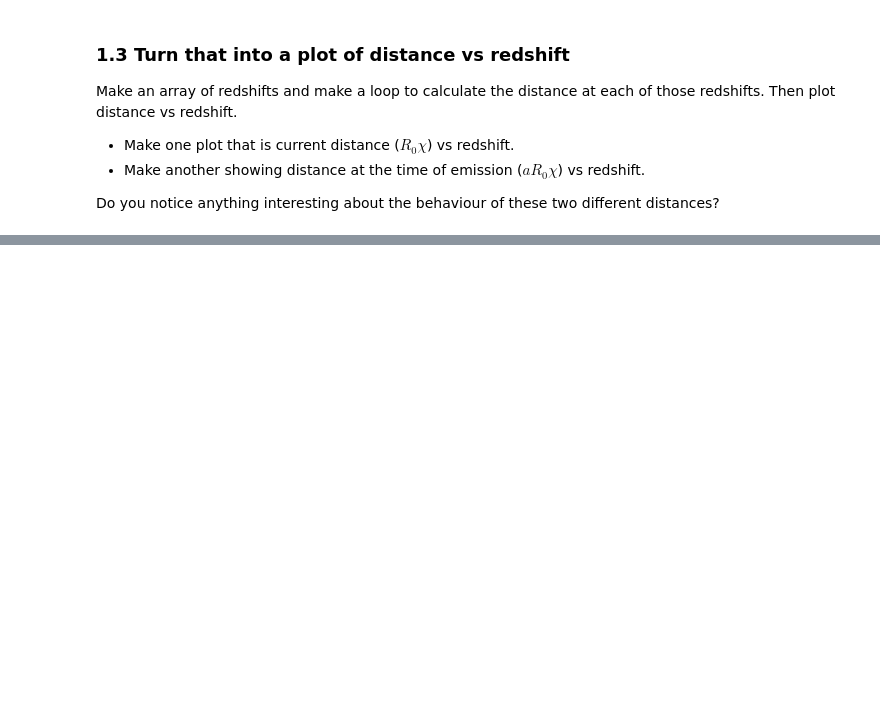
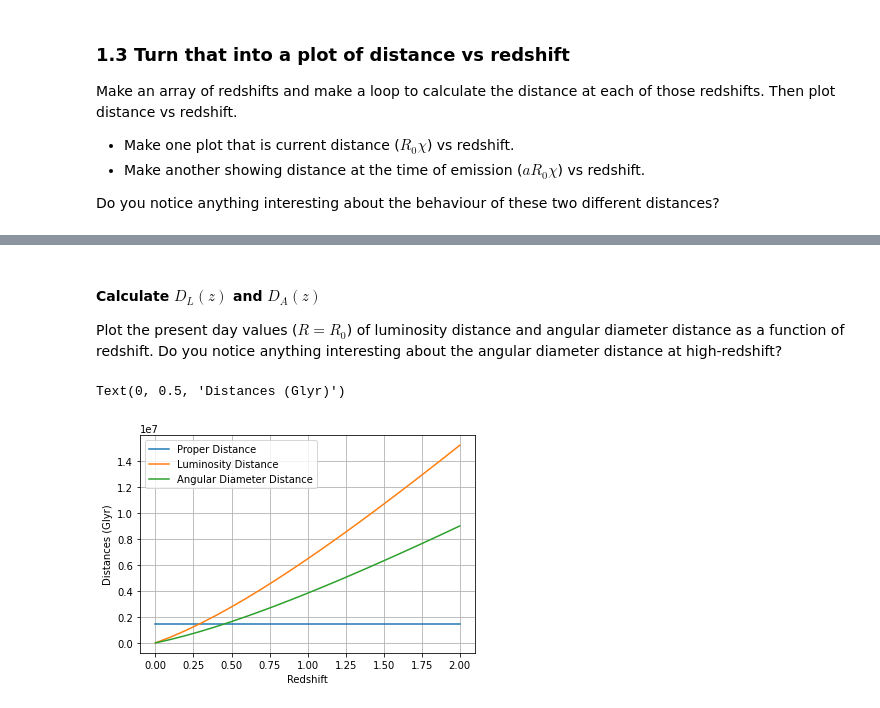
Before and after one commit to Eldred777/Cosmological_Project, a Jupyter notebook: DistancesInCosmology/Ciaran_distances.ipynb, the cells around one changed output, grey strips where cells are left out. Saved outputs shown, nothing was run; the diff lists cells and outputs as text; code cells hidden in the pictures; blank space fills up the shorter version.

```diff
--- a/DistancesInCosmology/Ciaran_distances.ipynb
+++ b/DistancesInCosmology/Ciaran_distances.ipynb
@@ -107,0 +146,49 @@ Now plot luminosity distance and angular diameter distance as a function of reds
+# %%
+# You may find this function useful to calculate the perpendicular comoving distance R0*Sk(X)
+    # Corrects the comoving distance, xx, for curvature, ok.
+    # Result is perpendicular comoving distance / (c/H0)
+    # i.e. it's the distance to use in angular diameter and luminosity distance
+def Sk(xx, ok):
+    if ok < 0.0:
+        return np.sin(np.sqrt(-ok)*xx)/np.sqrt(-ok)
+    elif ok > 0.0:
+        return np.sinh(np.sqrt(ok)*xx)/np.sqrt(ok)
+    else:
+        return xx
+# This returns a value for R_0S_k(\chi) that you multiply by c/H_0 to give it units.
+# %% [markdown]
+#### Calculate $D_L(z)$ and $D_A(z)$
+Plot the present day values ($R=R_0$) of luminosity distance and angular diameter distance as a function of redshift. Do you notice anything interesting about the angular diameter distance at high-redshift?
+# %%
+om = 0.3
+ol = 0.7
+cH0Glyr = c / H0y # todo check units
+
+zstart = 0.0
+zstop = 2.1
+zstep = 0.1 # Make this finer to make the plot smoother
+z_arr = np.arange(zstart,zstop,zstep)
+
+x_arr = np.array([integrate.quad(integrand,0,z, args=(0, om, ol))[0] for z in z_arr])
+
+ok = 1.0-om-ol
+# Proper distance
+DD = R0X * np.ones(len(z_arr))
+# Luminosity distance
+DL = Sk(x_arr, ok) * (1 + z_arr) * cH0Glyr
+# Angular diameter distance
+DA = DL/(1+z)**2
+
+fig, ax = plt.subplots()
+
+
+ax.plot(z_arr,DD,label='Proper Distance')
+ax.plot(z_arr,DL,label='Luminosity Distance')
+ax.plot(z_arr,DA,label='Angular Diameter Distance')
+ax.legend()
+ax.grid()
+ax.set_xlabel('Redshift')
+ax.set_ylabel('Distances (Glyr)')
+# %% [output]
+Text(0, 0.5, 'Distances (Glyr)')
+[figure, added]
```
Also changed, not shown: parts of 8 cells of this notebook, 1 other file.
